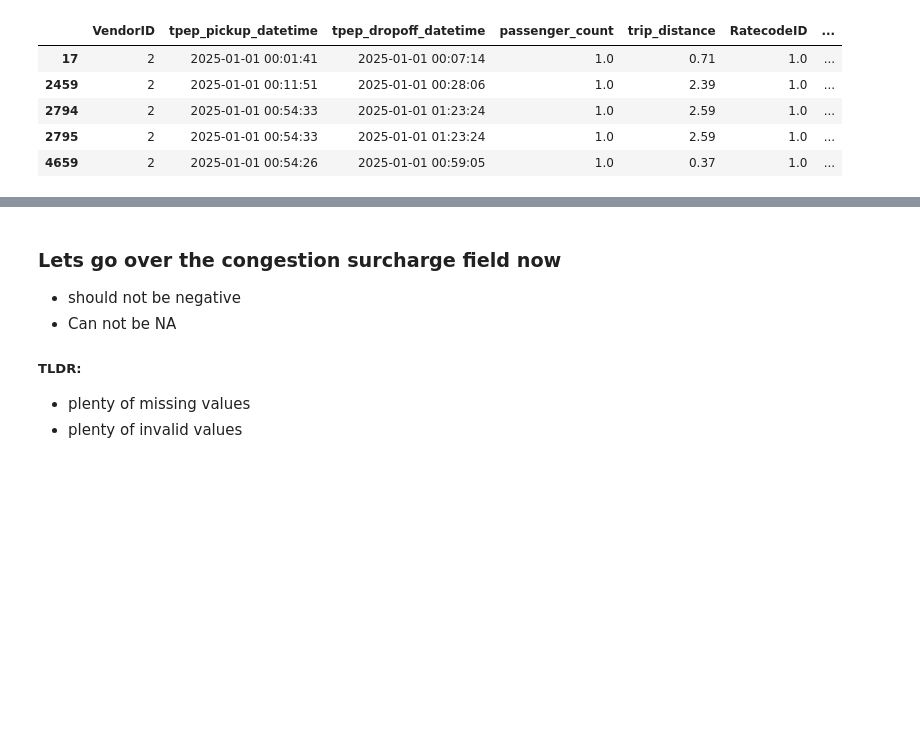
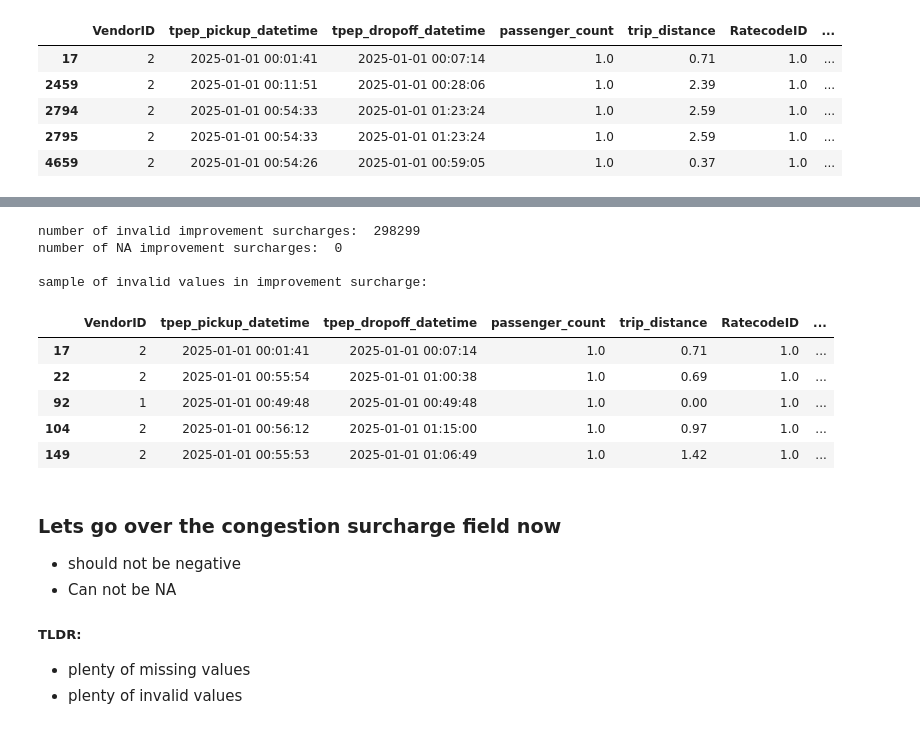
Before and after one commit to ashurbajii/Data-Vis-Project, a Jupyter notebook: Pre-Process.ipynb, the cells around one changed output, grey strips where cells are left out. Drawn from its saved outputs; the diff is of its cells as text; code cells hidden in the pictures; blank space fills up the shorter version.

Commit message:
added some more checks

```diff
--- a/Pre-Process.ipynb
+++ b/Pre-Process.ipynb
@@ -437,3 +443,26 @@ Invalid tips:  193924
+# %%
+#Check if its NA:
+impNA = td.improvement_surcharge.isna().sum()
+
+#Check if its 1:
+impIV = (td["improvement_surcharge"] != 1).sum()
+
+print("number of invalid improvement surcharges: ", impIV)
+print("number of NA improvement surcharges: ", impNA, "\n")
+
+print("sample of invalid values in improvement surcharge:")
+display(td[td["improvement_surcharge"] != 1].head())
+# %% [output]
+number of invalid improvement surcharges:  298299
+number of NA improvement surcharges:  0
+
+sample of invalid values in improvement surcharge:
+|  | VendorID | tpep_pickup_datetime | tpep_dropoff_datetime | passenger_count | trip_distance | RatecodeID | ... |
+| 17 | 2 | 2025-01-01 00:01:41 | 2025-01-01 00:07:14 | 1.0 | 0.71 | 1.0 | ... |
+| 22 | 2 | 2025-01-01 00:55:54 | 2025-01-01 01:00:38 | 1.0 | 0.69 | 1.0 | ... |
+| 92 | 1 | 2025-01-01 00:49:48 | 2025-01-01 00:49:48 | 1.0 | 0.00 | 1.0 | ... |
+| 104 | 2 | 2025-01-01 00:56:12 | 2025-01-01 01:15:00 | 1.0 | 0.97 | 1.0 | ... |
+| 149 | 2 | 2025-01-01 00:55:53 | 2025-01-01 01:06:49 | 1.0 | 1.42 | 1.0 | ... |
 # %% [markdown]
 ### Lets go over the congestion surcharge field now
 + should not be negative
```
Also changed, not shown: parts of 6 cells of this notebook.
